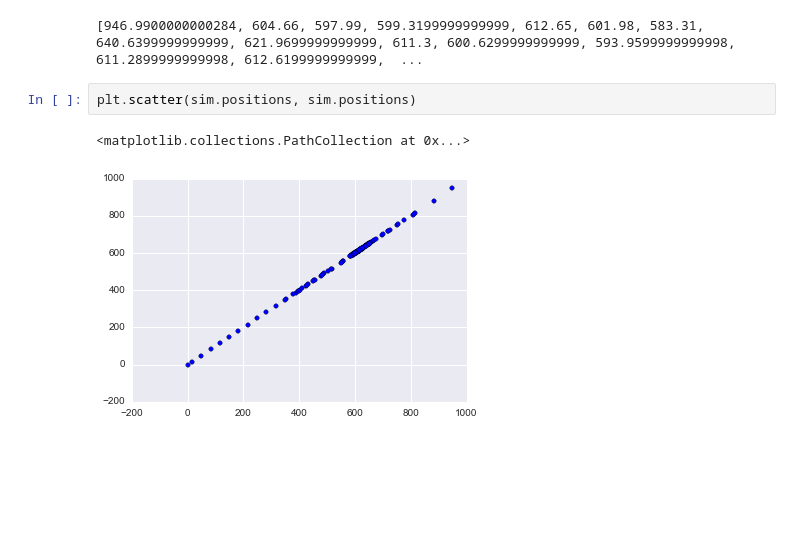
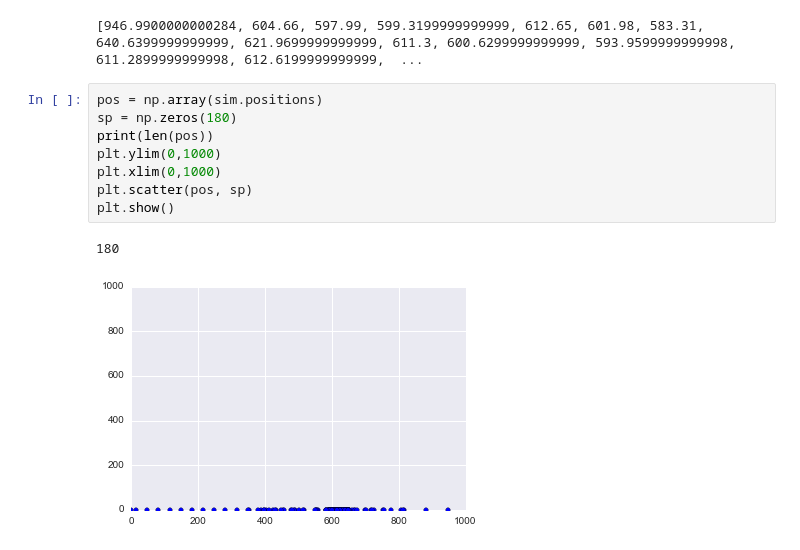
Before and after one commit to tiyd-python-2015-01/traffic-simulation, a Jupyter notebook: Traffic Simulation.ipynb, the cells around one changed output. Drawn from its saved outputs; the diff is of its cells as text; blank space fills up the shorter version.

Commit message:
prelim graphing

```diff
--- a/Traffic Simulation.ipynb
+++ b/Traffic Simulation.ipynb
@@ -319,8 +319,14 @@ All cars reach top speed if they don't check for collisions. When they do the sp
 print(sim.positions)
 # %% [output]
 [946.9900000000284, 604.66, 597.99, 599.3199999999999, 612.65, 601.98, 583.31, 640.6399999999999, 621.9699999999999, 611.3, 600.6299999999999, 593.9599999999998, 611.2899999999998, 612.6199999999999,  ...
-# %%
-plt.scatter(sim.positions, sim.positions)
-# %% [output]
-<matplotlib.collections.PathCollection at 0x...>
-[figure, removed]
+# %%
+pos = np.array(sim.positions)
+sp = np.zeros(180)
+print(len(pos))
+plt.ylim(0,1000)
+plt.xlim(0,1000)
+plt.scatter(pos, sp)
+plt.show()
+# %% [output]
+180
+[figure, added]
```
